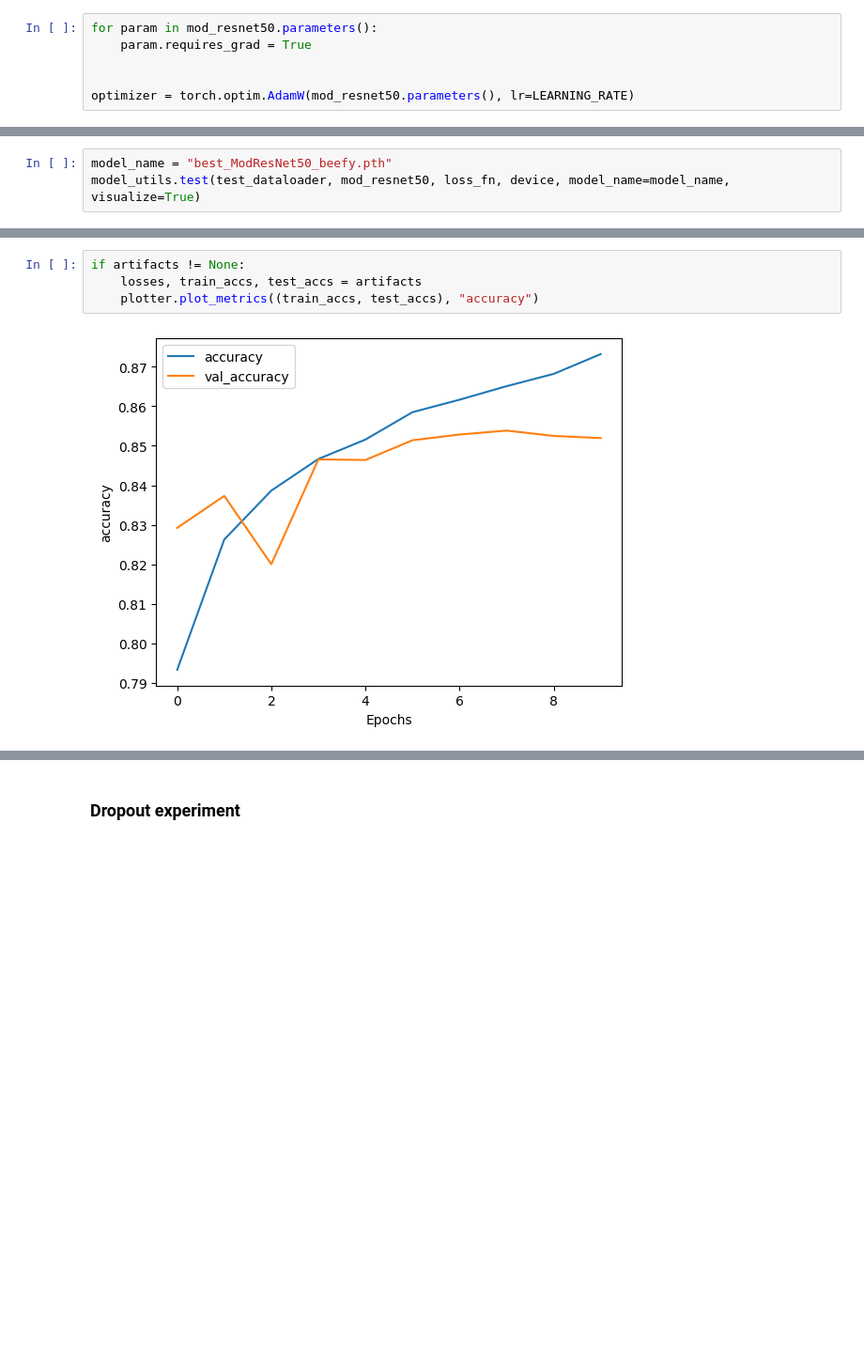
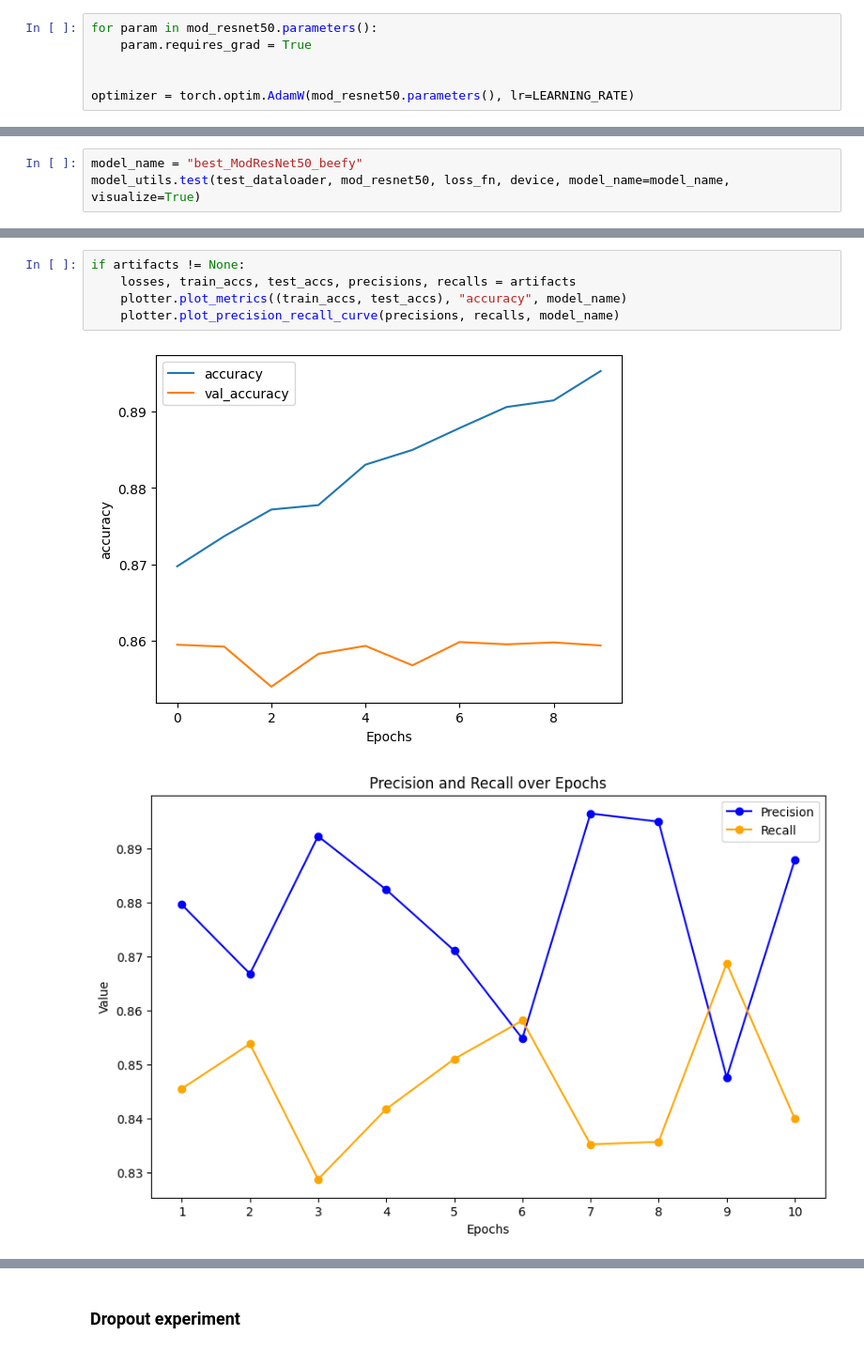
Before and after one commit to AngeloGalav/gauntlet, a Jupyter notebook: playground.ipynb, the cells around one changed output, grey strips where cells are left out. Shown at 94% size. Drawn from its saved outputs; the diff is of its cells as text; blank space fills up the shorter version.

```diff
--- a/playground.ipynb
+++ b/playground.ipynb
@@ -235,5 +235,5 @@ Accuracy: 85.2%, Avg loss: 0.337384
 # %%
-model_name = "best_ModResNet50_beefy.pth"
+model_name = "best_ModResNet50_beefy"
 model_utils.test(test_dataloader, mod_resnet50, loss_fn, device, model_name=model_name, visualize=True)
 # %% [output]
 Test Error:
@@ -245,6 +245,8 @@ Precision: 0.8, Recall: 0.8593480247791205, F1-Score: 0.8527233335012848
 # %%
 if artifacts != None:
-    losses, train_accs, test_accs = artifacts
-    plotter.plot_metrics((train_accs, test_accs), "accuracy")
+    losses, train_accs, test_accs, precisions, recalls = artifacts
+    plotter.plot_metrics((train_accs, test_accs), "accuracy", model_name)
+    plotter.plot_precision_recall_curve(precisions, recalls, model_name)
 # %% [output]
-[figure, old version]
+[figure, new version]
+[figure, added]
```
Also changed, not shown: parts of 3 cells of this notebook, 7 other files.
